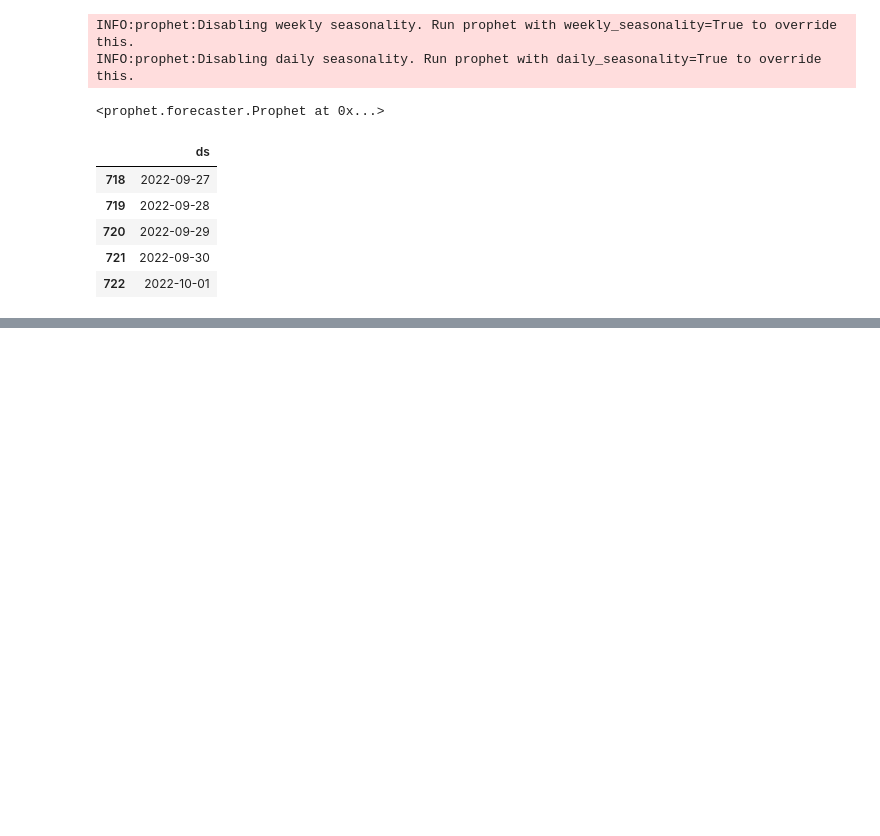
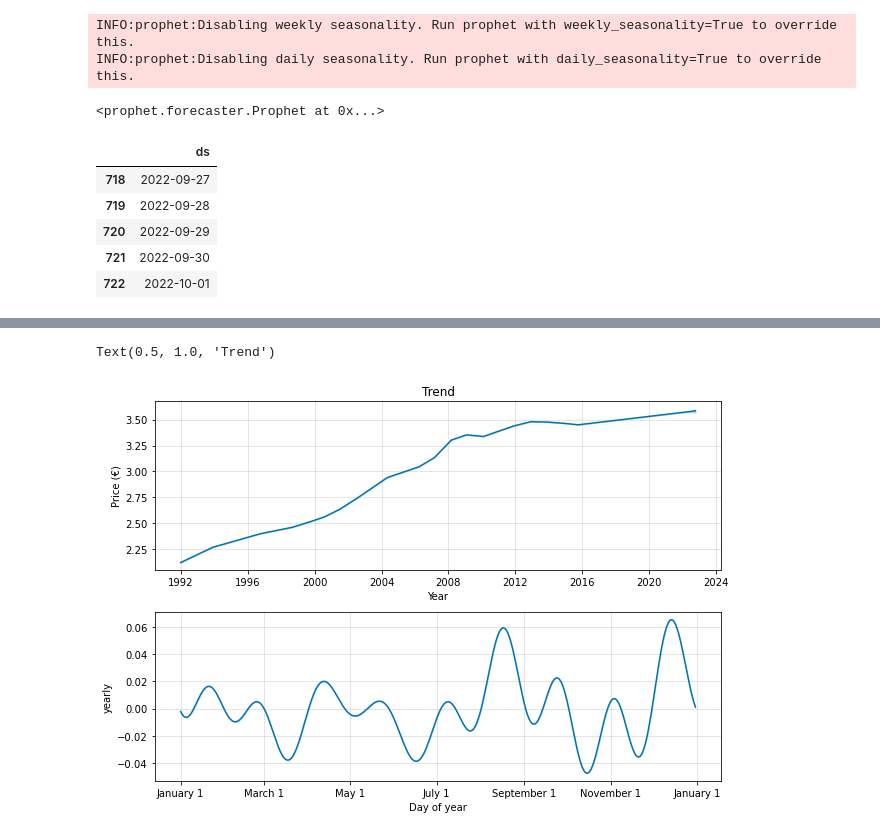
Before and after one commit to FlorentGrenier/Analyse-and-Forescast-Brain-Price-in-France, a Jupyter notebook: NoteBook.ipynb, the cells around one changed output, grey strips where cells are left out. Drawn from its saved outputs; the diff is of its cells as text; code cells hidden in the pictures; blank space fills up the shorter version.

```diff
--- a/NoteBook.ipynb
+++ b/NoteBook.ipynb
@@ -110,3 +109,14 @@ fig2 = m.plot_components(forecast)
+# %%
+components_fig = model.plot_components(forecast)
+
+axes = components_fig.get_axes()
+# First graph
+axes[0].set_xlabel('Year')
+axes[0].set_ylabel('Price (€)')
+axes[0].set_title('Trend')
+# %% [output]
+Text(0.5, 1.0, 'Trend')
+[figure, added]
 # %%
 from prophet.plot import plot_plotly, plot_components_plotly
 
```
Also changed, not shown: parts of 11 cells of this notebook, 3 other files.
